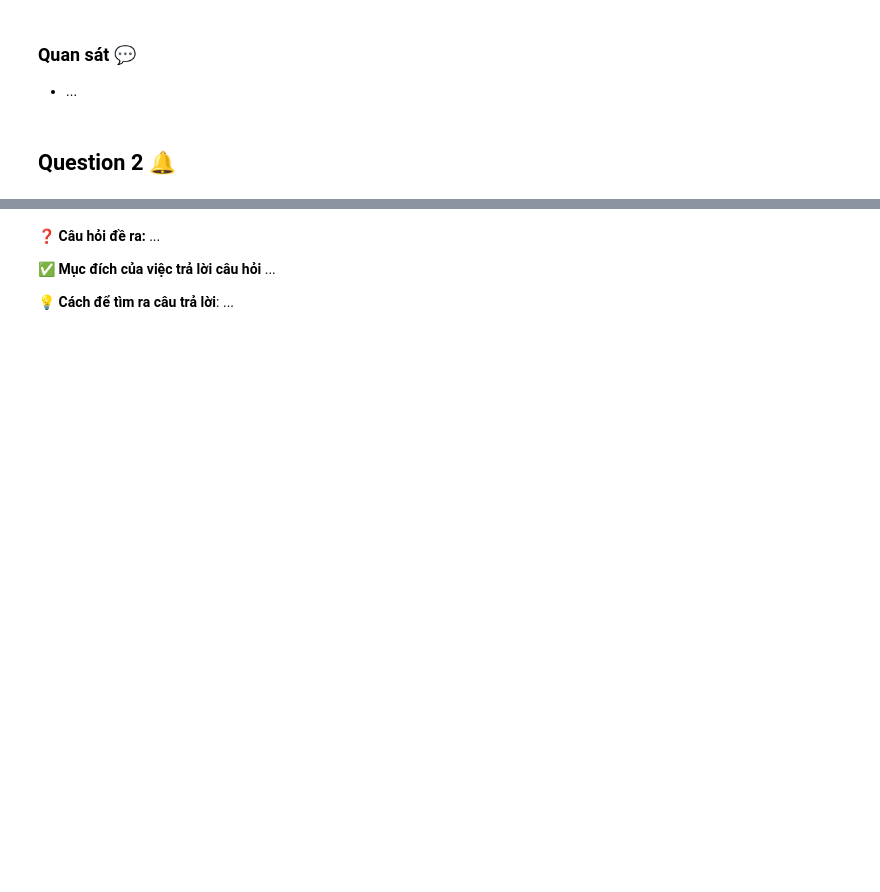
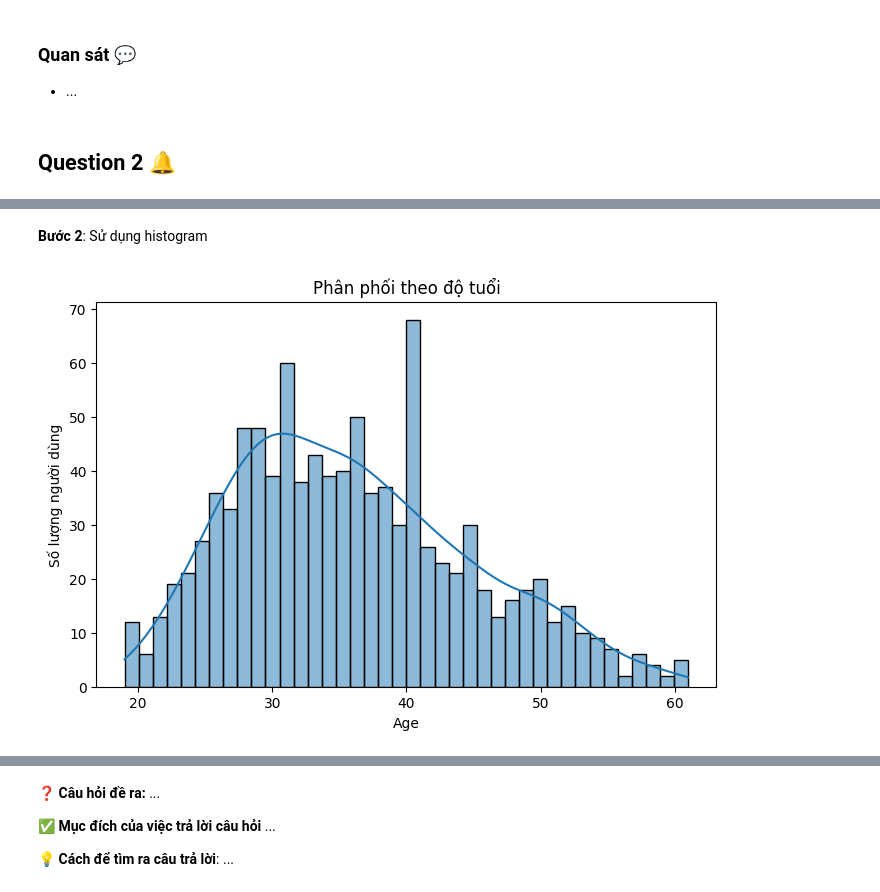
Before and after one commit to Alexieve/Applied-Data-Analytics, a Jupyter notebook: Notebooks/2-EDA/2_EDA.ipynb, the cells around one changed output, grey strips where cells are left out. Saved outputs shown, nothing was run; the diff lists cells and outputs as text; code cells hidden in the pictures; blank space fills up the shorter version.

```diff
--- a/Notebooks/2-EDA/2_EDA.ipynb
+++ b/Notebooks/2-EDA/2_EDA.ipynb
@@ -132,0 +186,8 @@ BƯỚC 3: Phân tích đơn biến trong các cột dữ liệu số 🔥
+# %% [markdown]
+**Bước 2**: Sử dụng histogram
+# %%
+plt.figure(figsize=[8,5])
+sns.histplot(data=df,x="Age",bins=40, kde=True).set(title="Phân phối theo độ tuổi",ylabel="Số lượng người dùng")
+plt.show()
+# %% [output]
+[figure, added]
```
Also changed, not shown: parts of 189 cells of this notebook.
